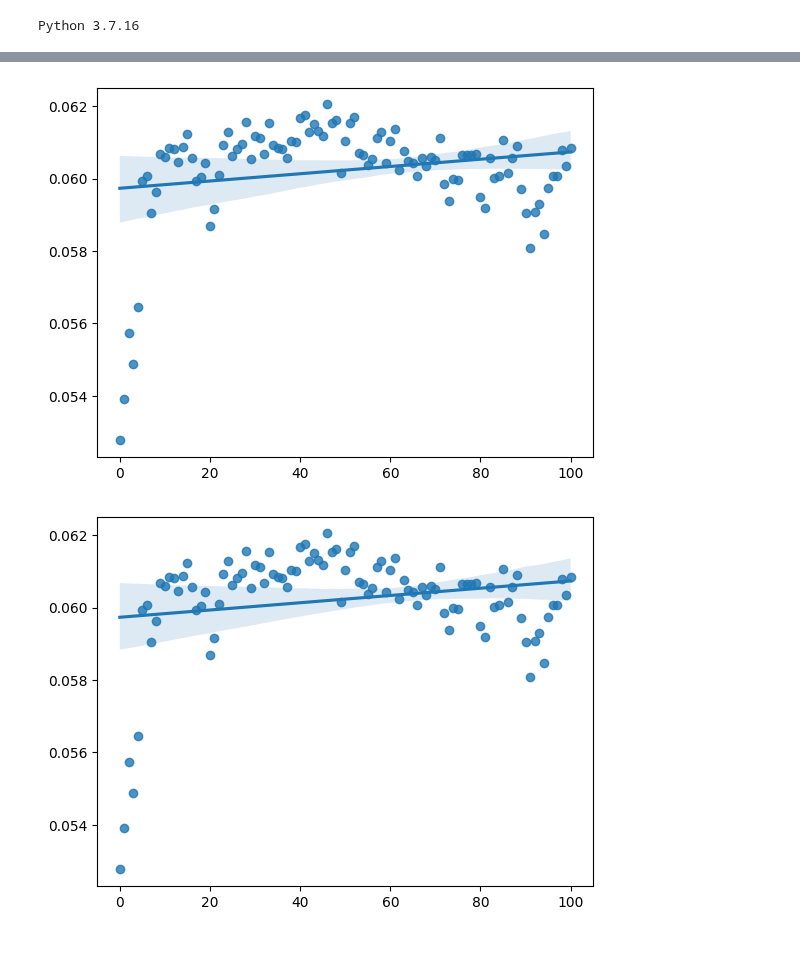
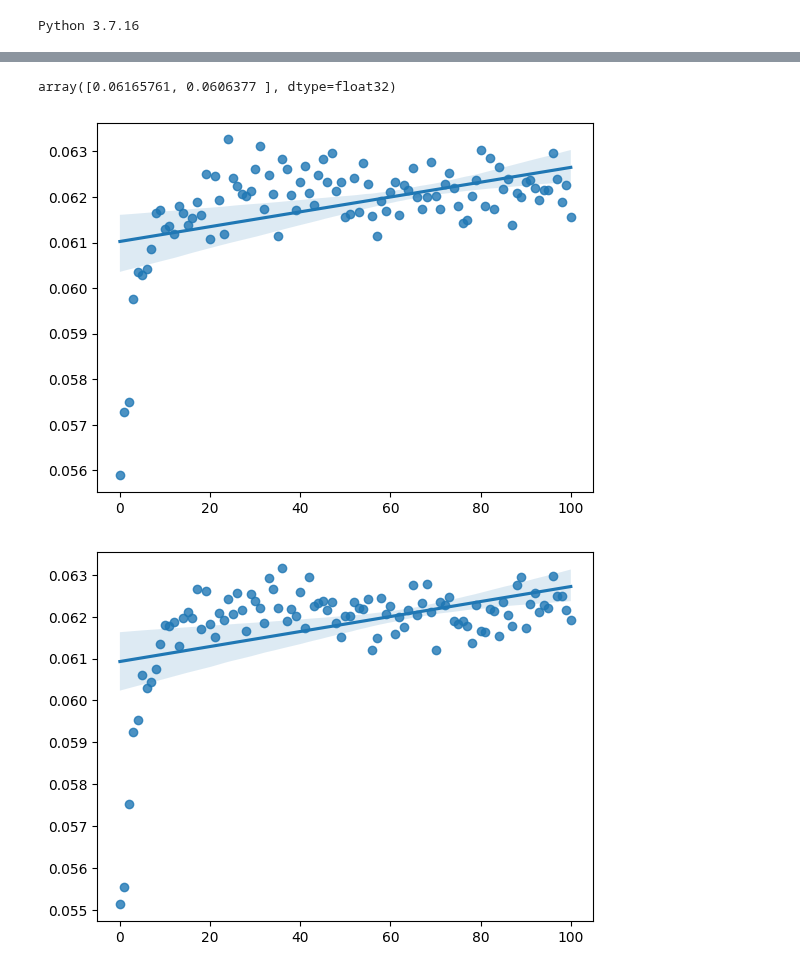
Before and after one commit to i4ata/BScProject, a Jupyter notebook: ppo_negotiation_simplified/PPO_negotiation_tryouts.ipynb, the cells around one changed output, grey strips where cells are left out. Drawn from its saved outputs; the diff is of its cells as text; code cells hidden in the pictures.

```diff
--- a/ppo_negotiation_simplified/PPO_negotiation_tryouts.ipynb
+++ b/ppo_negotiation_simplified/PPO_negotiation_tryouts.ipynb
@@ -11,7 +13,11 @@ from tqdm import tqdm
 # %%
-envs = helpers.create_envs(yamls_filename='2_region_yamls', n=10)
-agents = helpers.create_agents(envs[0])
+envs = helpers.create_envs(yamls_filename='2_region_yamls', n=10, num_discrete_action_levels=5)
+state = envs[0].reset()
+agents = [Agent(len(state[i]['features']), envs[0].action_space[i], device='cpu')
+          for i in range(envs[0].num_regions)]
+agents
+#agents = helpers.create_agents(envs[0])
 #agents_negotiation = helpers.create_agents(envs[0])
-mean_rewards = helpers.get_mean_reward(envs[0])
-mean_rewards
+#mean_rewards = helpers.get_mean_reward(envs[0])
+#mean_rewards
 # %% [output]
@@ -19,10 +70,14 @@ array([0.05450474, 0.05394261])
+# %%
+helpers.eval_deterministic(agents, envs[0], communication_on=False)
+# %% [output]
+array([0.06165761, 0.0606377 ], dtype=float32)
 # %%
-a = helpers.train(agents, envs, epochs = 100, batch_size=5, mean_rewards=mean_rewards)
+a = helpers.train(agents, envs, epochs = 100, batch_size=20, communication_on=False)
 # %%
 sns.regplot(x = np.arange(len(a)), y = a[:, 0])
 plt.show()
-sns.regplot(x = np.arange(len(a)), y = a[:, 0])
+sns.regplot(x = np.arange(len(a)), y = a[:, 1])
 plt.show()
 # %% [output]
-[figure, old version]
+[figure, new version]
-[figure, old version]
+[figure, new version]
```
Also changed, not shown: parts of 8 cells of this notebook, 34 other files.
